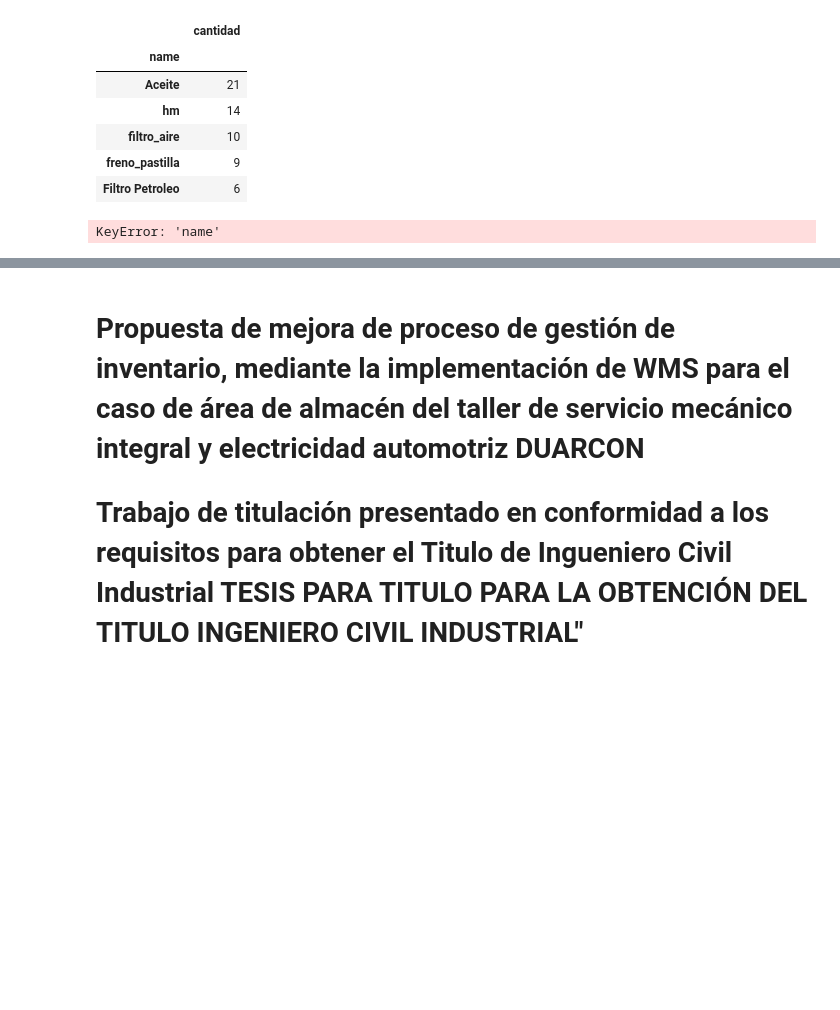
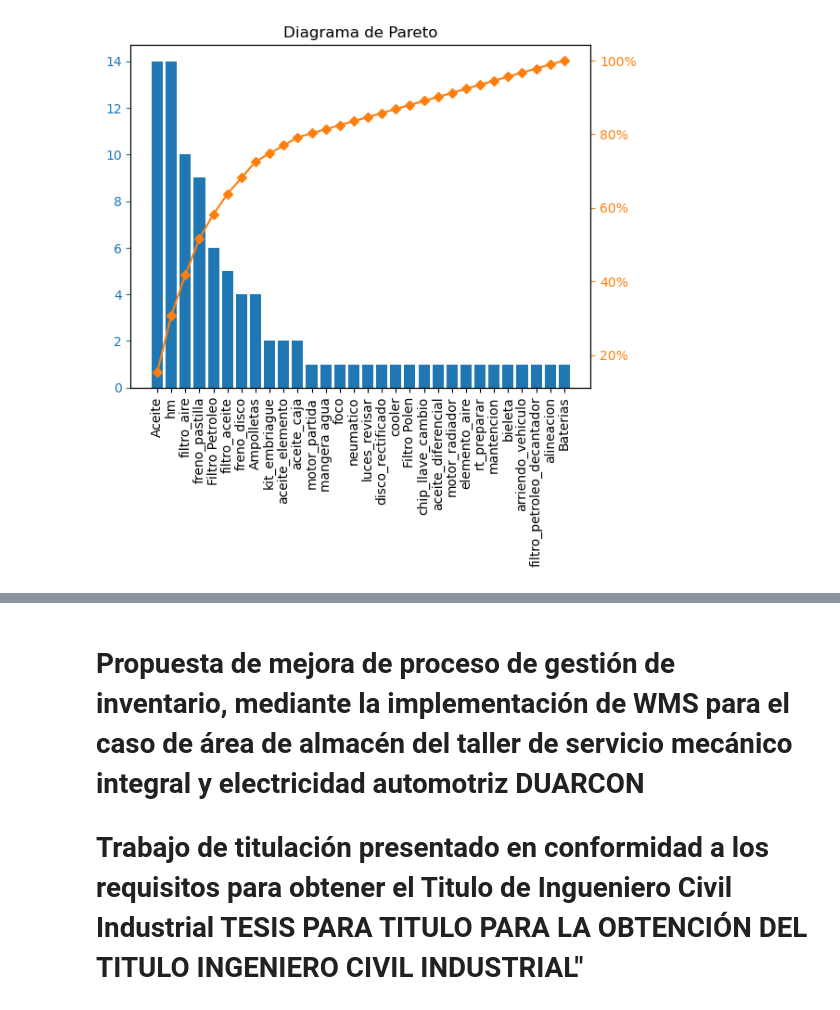
Before and after one commit to kiefer1up/tesis, a Jupyter notebook: tesis.ipynb, the cells around one changed output, grey strips where cells are left out. Cells and saved outputs as stored; diff of their text form; code cells hidden in the pictures; blank space fills up the shorter version.

```diff
--- a/tesis.ipynb
+++ b/tesis.ipynb
@@ -5,15 +6,4 @@ import matplotlib.pyplot as plt
-# %%
-    pareto_df = pd.read_csv('data/queryvnt.csv', index_col=0, parse_dates=True)
-    pareto_df.head()
-# %% [output]
-|  | cantidad |
-| name |  |
-| Aceite | 21 |
-| hm | 14 |
-| filtro_aire | 10 |
-| freno_pastilla | 9 |
-| Filtro Petroleo | 6 |
-# %%
-frec= pd.value_counts(pareto_df["name"])
-# %% [output]
-KeyError: 'name'
+# %%
+db.pareto()
+# %% [output]
+[figure, added]
```
Also changed, not shown: parts of 6 cells of this notebook, 2 other files.
